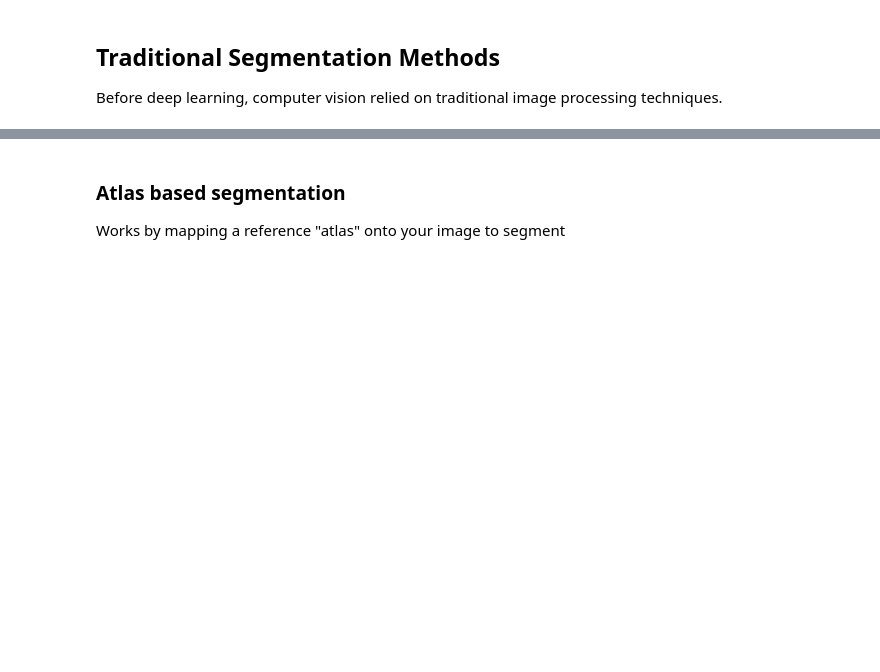
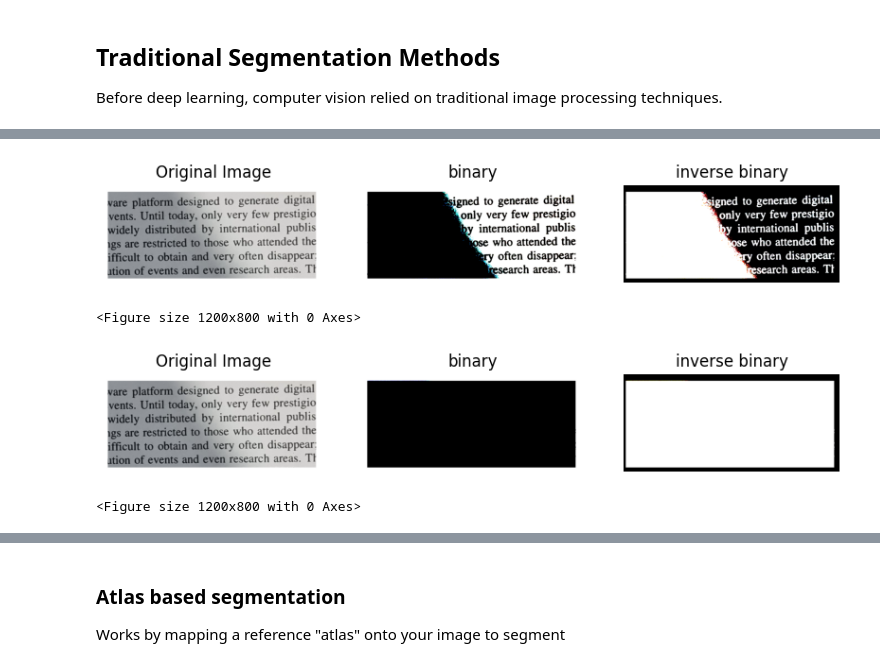
Before and after one commit to UBC-BIOMOD-Computational/Life-Science-Image-Analysis-Workshops-2025-2026, a Jupyter notebook: solutions/lab4_solution.ipynb, the cells around one changed output, grey strips where cells are left out. Cells and saved outputs as stored; diff of their text form; code cells hidden in the pictures; blank space fills up the shorter version.

```diff
--- a/solutions/lab4_solution.ipynb
+++ b/solutions/lab4_solution.ipynb
@@ -161,0 +184,17 @@ show_original_image_against_new_image(curr_image, [thresh, thresh2, thresh3], ['
+# %%
+#Now try changing the threshold value according to the histogram
+#TODO try values between 150 and 200, and then between 225 and 250
+threshold_value = 175
+ret, thresh = cv2.threshold(curr_image, threshold_value, 255, cv2.THRESH_BINARY)
+ret, thresh2 = cv2.threshold(curr_image, threshold_value, 255, cv2.THRESH_BINARY_INV)
+show_original_image_against_new_image(curr_image, [thresh, thresh2], ['binary', 'inverse binary'])
+
+threshold_value = 240
+ret, thresh = cv2.threshold(curr_image, threshold_value, 255, cv2.THRESH_BINARY)
+ret, thresh2 = cv2.threshold(curr_image, threshold_value, 255, cv2.THRESH_BINARY_INV)
+show_original_image_against_new_image(curr_image, [thresh, thresh2], ['binary', 'inverse binary'])
+# %% [output]
+[figure, added]
+<Figure size 1200x800 with 0 Axes>
+[figure, added]
+<Figure size 1200x800 with 0 Axes>
```
Also changed, not shown: parts of 11 cells of this notebook, 1 other file.
